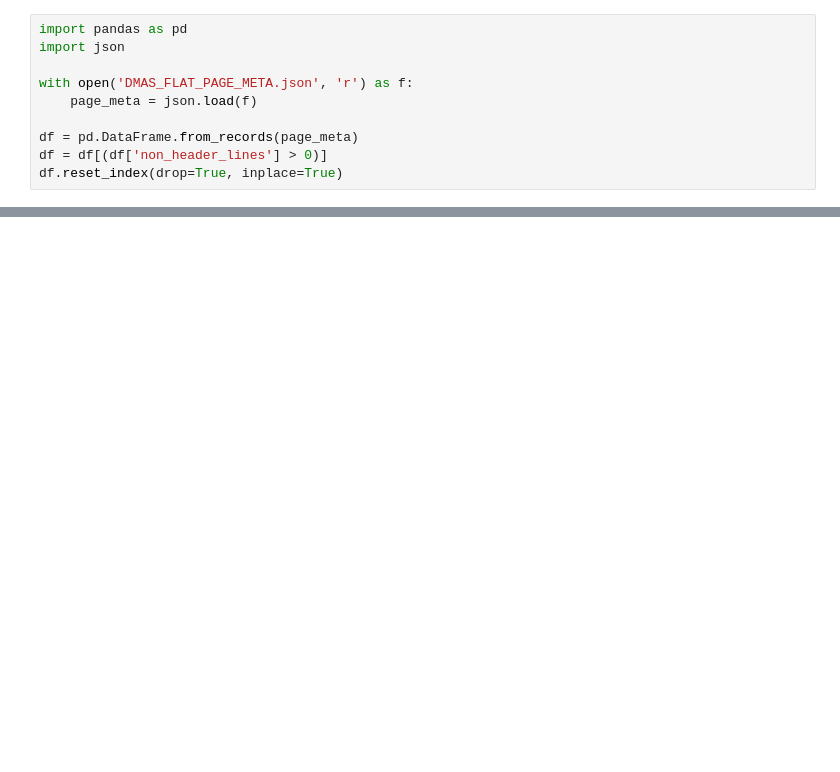
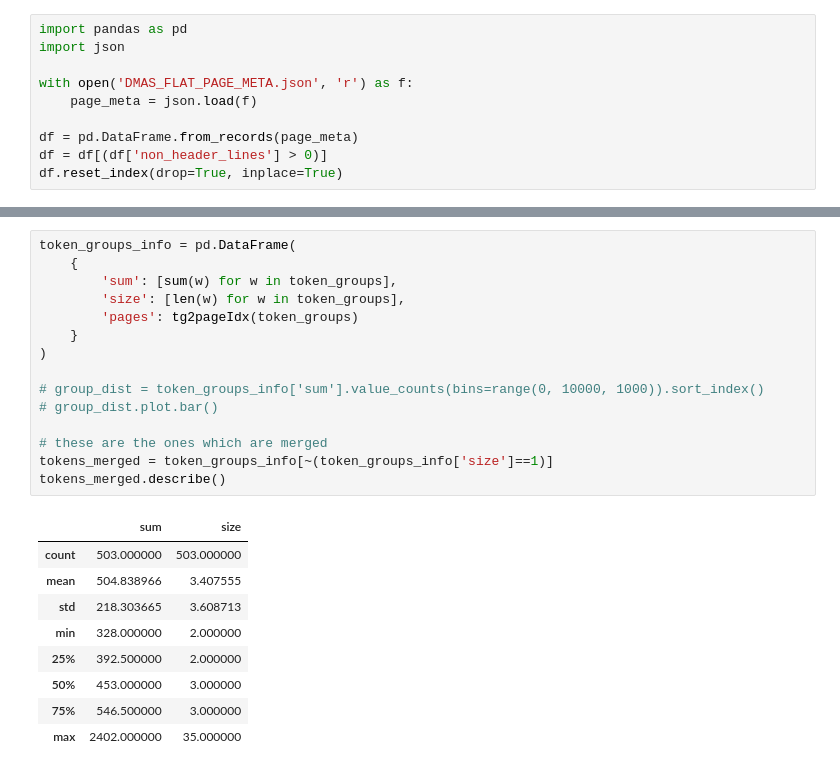
Before and after one commit to ravikumargrk/maggu, a Jupyter notebook: embedding/raw_data/studyChunkSize.ipynb, the cells around one changed output, grey strips where cells are left out. Drawn from its saved outputs; the diff is of its cells as text; blank space fills up the shorter version.

```diff
--- a/embedding/raw_data/studyChunkSize.ipynb
+++ b/embedding/raw_data/studyChunkSize.ipynb
@@ -51,0 +111,25 @@ df
+# %%
+token_groups_info = pd.DataFrame(
+    {
+        'sum': [sum(w) for w in token_groups],
+        'size': [len(w) for w in token_groups],
+        'pages': tg2pageIdx(token_groups)
+    }
+)
+
+# group_dist = token_groups_info['sum'].value_counts(bins=range(0, 10000, 1000)).sort_index()
+# group_dist.plot.bar()
+
+# these are the ones which are merged
+tokens_merged = token_groups_info[~(token_groups_info['size']==1)]
+tokens_merged.describe()
+# %% [output]
+|  | sum | size |
+| count | 503.000000 | 503.000000 |
+| mean | 504.838966 | 3.407555 |
+| std | 218.303665 | 3.608713 |
+| min | 328.000000 | 2.000000 |
+| 25% | 392.500000 | 2.000000 |
+| 50% | 453.000000 | 3.000000 |
+| 75% | 546.500000 | 3.000000 |
+| max | 2402.000000 | 35.000000 |
```
Also changed, not shown: parts of 18 cells of this notebook, 3 other files.
